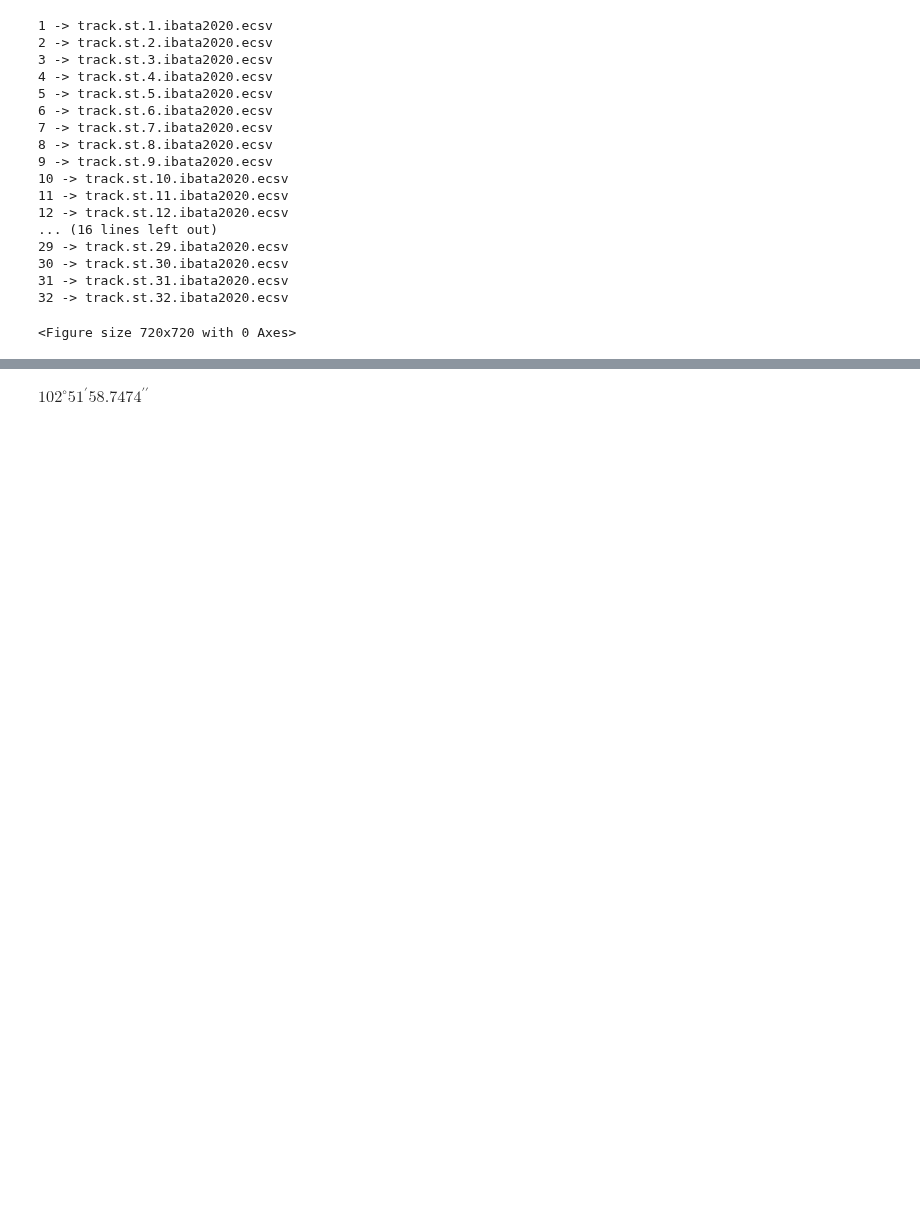
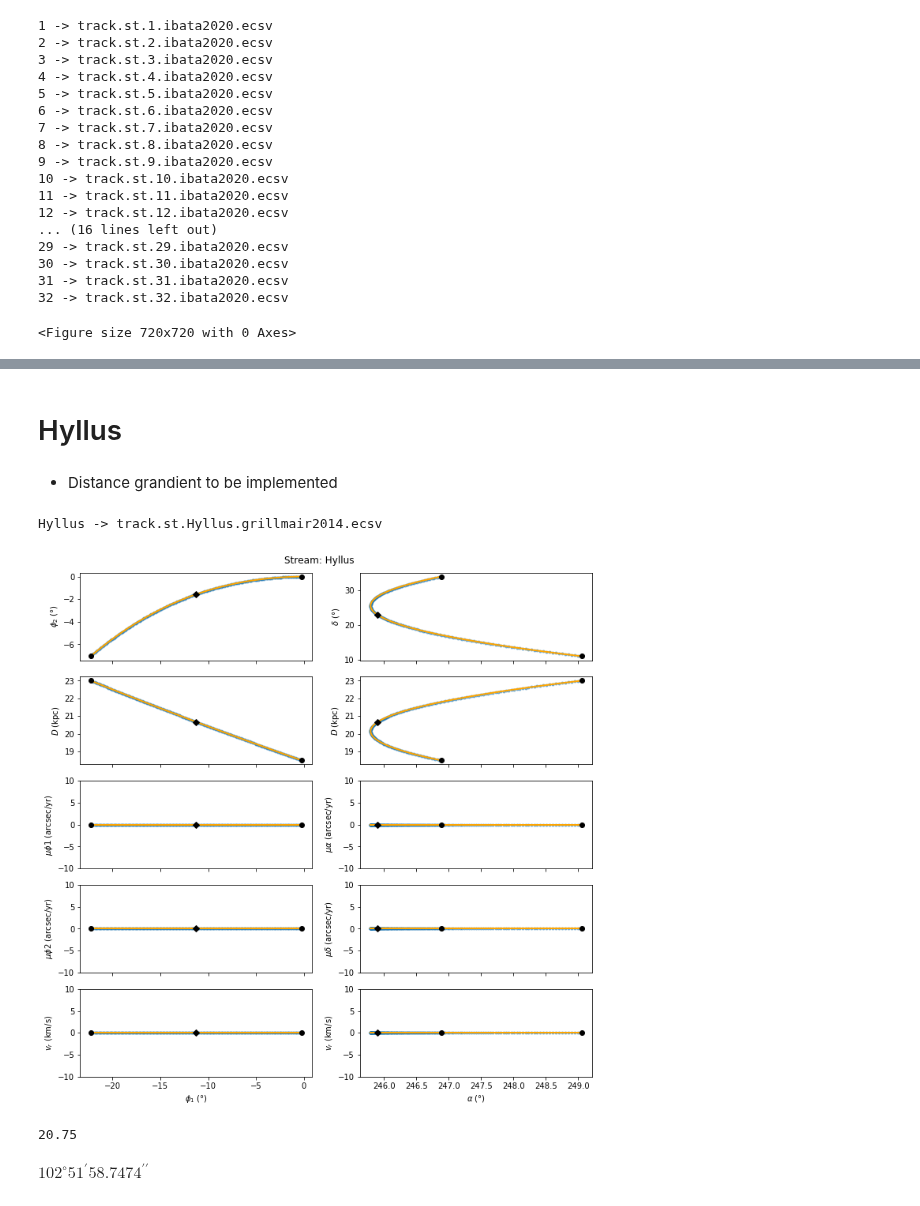
Before and after one commit to cmateu/galstreams, a Jupyter notebook: galstreams/tracks/standardized_tracks.ipynb, the cells around one changed output, grey strips where cells are left out. Drawn from its saved outputs; the diff is of its cells as text; code cells hidden in the pictures; blank space fills up the shorter version.

```diff
--- a/galstreams/tracks/standardized_tracks.ipynb
+++ b/galstreams/tracks/standardized_tracks.ipynb
@@ -630,3 +595,45 @@ for i in np.unique(ib.stream)[:]:
+# %% [markdown]
+Hyllus
+=======
+# %% [markdown]
+- Distance grandient to be implemented
+# %%
+dec=np.linspace(11.,+34.,200)
+ra=255.8150-0.78364*dec + 0.01532*dec**2
+#D= north 18.5, south 23
+
+zeros=np.zeros(ra.size)
+width=0.5*u.deg
+#Grillmair says distance is: (15 north end, central 20, south 19) kpc
+Fd = scipy.interpolate.interp1d([dec[-1],dec[0]],[18.5,23.],kind='linear',bounds_error=False)
+D = Fd(dec)*u.kpc    #Ro,Rf are passed in kpc
+
+Ref = "grillmair2014"
+Name,ShortName= "Hyllus","Hyl"
+
+obs = ac.SkyCoord(ra=ra*u.deg, dec=dec*u.deg, distance=D*u.kpc, frame='fk5',
+                 pm_ra_cosdec=zeros*u.arcsec/u.yr, pm_dec=zeros*u.arcsec/u.yr)
+
+track, track_width, track_end_points, track_mid_point, mid_pole, stream_fr, track_fits = get_track_from_points(obs.icrs)
+
+#Print track out
+ofileroot = f"track.st.{Name}.{Ref}"
+print(f"{Name} -> {ofileroot}.ecsv")
+save_track_ecsv(f"{ofileroot}.ecsv",track)
+
+#Save track summary - one line per stream. Yes, I prefer this. That way each stream's summary can be independently updated.
+ofilesn = f"{ofileroot}.summary.ecsv"
+save_summary_ecsv(ofilesn, track_end_points, track_mid_point, mid_pole, StreamName=Name, StreamShortName=ShortName )
+
+#While we're at it. Make plot and save
+stream_plot(obs, track, track_end_points, track_mid_point, stream_fr, saveplot=True, plotfilen=ofileroot+".png",  clf=False, StreamName=Name, plot_obs=True)
+# %% [output]
+Hyllus -> track.st.Hyllus.grillmair2014.ecsv
+[figure, added]
+# %%
+np.mean([18.5,23.])
+# %% [output]
+20.75
 # %%
 mid_pole.ra
 # %% [output]
```
Also changed, not shown: parts of 13 cells of this notebook, 1 other file.
